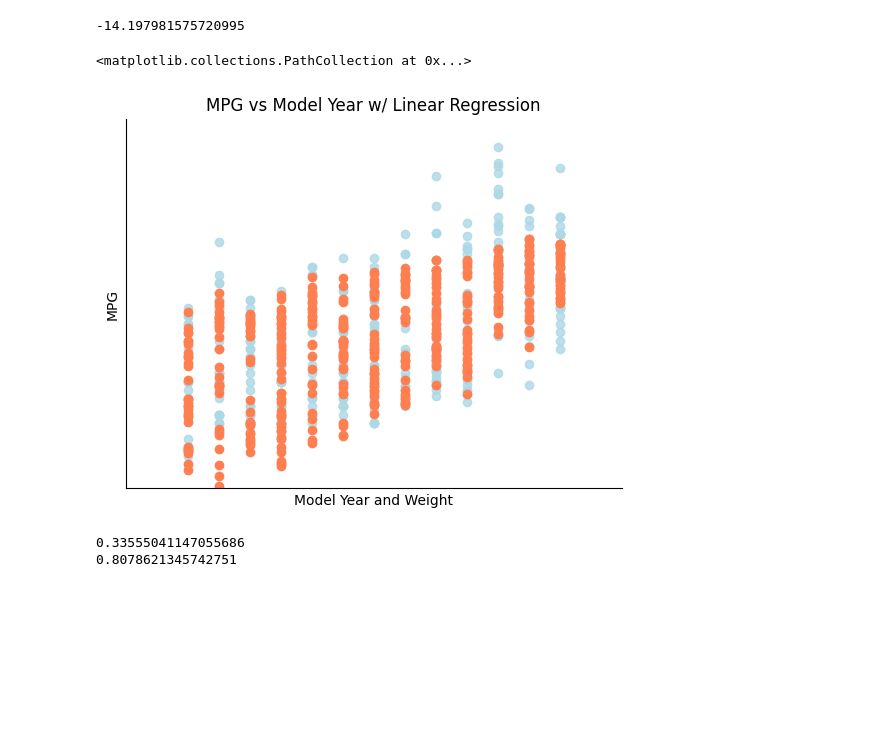
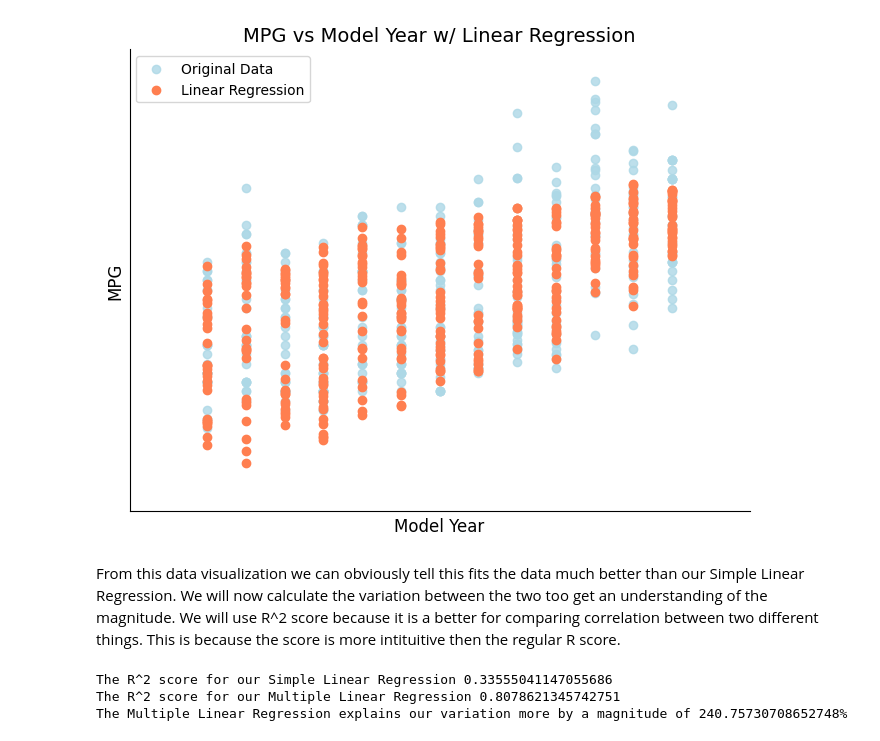
Before and after one commit to adenletchworth/Auto-MPG-Data-Analysis, a Jupyter notebook: dataAnalysis.ipynb, the cells around one changed output. Saved outputs shown, nothing was run; the diff lists cells and outputs as text; code cells hidden in the pictures; blank space fills up the shorter version.

```diff
--- a/dataAnalysis.ipynb
+++ b/dataAnalysis.ipynb
@@ -131,45 +156,51 @@ plt.scatter(weight,y)
 # %%
 multiple_x = df[['Model Year', 'Weight']].values # creating an x intercept with Model Year and Weight
 
 multiLM = LinearRegression() # Creating LinearRegression instance
 
 multiLM.fit(multiple_x,y) # Fitting our x and y
 
-multiY_pred = multiLM.predict(multiple_x) # getting our prediction array
-
-plt.scatter(x,y,c='lightblue',alpha=.8)
+multiPred_y = multiLM.predict(multiple_x) # getting our prediction array
 
 fig = plt.figure(1,figsize=(8,6)) #changes the physical size of the plot
 
 plt.xticks([]) #Removes number labels
 plt.yticks([])
 
 plt.gca().spines['top'].set_visible(False) # Removes spines
 plt.gca().spines['right'].set_visible(False)
 
 plt.xlim(68,84) # Scales our graph
-plt.ylim(5,50)
+plt.ylim(0,50)
 
 ax=plt.gca() # get current axes
 
-ax.set_xlabel('Model Year and Weight') # Gives our axes a label
-ax.set_ylabel('MPG')
+ax.set_xlabel('Model Year',fontsize=12) # Gives our axes a label
+ax.set_ylabel('MPG',fontsize=12)
 
-plt.title('MPG vs Model Year w/ Linear Regression') # gives a plot title
+plt.title('MPG vs Model Year w/ Linear Regression',fontsize=14) # gives a plot title
 
-plt.scatter(fittedX, multiY_pred,c='coral') # add the linear regression scatter
+plt.scatter(x, y, c='lightblue', alpha=.8, label='Original Data') # plot original data
+plt.scatter(x, multiPred_y,c='coral', alpha=1.0, label='Linear Regression') # plot linear regression line
+
+plt.legend() # add legend
+plt.grid() # add grid
 # %% [output]
--14.197981575720995
-<matplotlib.collections.PathCollection at 0x...>
-[figure, old version]
+[figure, new version]
+# %% [markdown]
+From this data visualization we can obviously tell this fits the data much better than our Simple Linear Regression. We will now calculate the variation between the two too get an understanding of the magnitude. We will use R^2 score because it is a better for comparing correlation between two different things. This is because the score is more intituitive then the regular R score.
 # %%
 
 
-r2 = r2_score(y,predicted_y) # r2 score for our simple linear regression
-print(r2)
+r2 = r2_score(y,pred_y) # r2 score for our simple linear regression
+print(f"The R^2 score for our Simple Linear Regression {r2}")
 
-multi_r2 = r2_score(y,multiY_pred) # r2 score for our multiple linear regression
-print(multi_r2)
+multi_r2 = r2_score(y,multiPred_y) # r2 score for our multiple linear regression
+print(f"The R^2 score for our Multiple Linear Regression {multi_r2}")
+
+r2_Improvement = (multi_r2 / r2) * 100
+print(f"The Multiple Linear Regression explains our variation more by a magnitude of {r2_Improvement}%")
 # %% [output]
-0.33555041147055686
-0.8078621345742751
+The R^2 score for our Simple Linear Regression 0.33555041147055686
+The R^2 score for our Multiple Linear Regression 0.8078621345742751
+The Multiple Linear Regression explains our variation more by a magnitude of 240.75730708652748%
```
Also changed, not shown: parts of 20 cells of this notebook.
